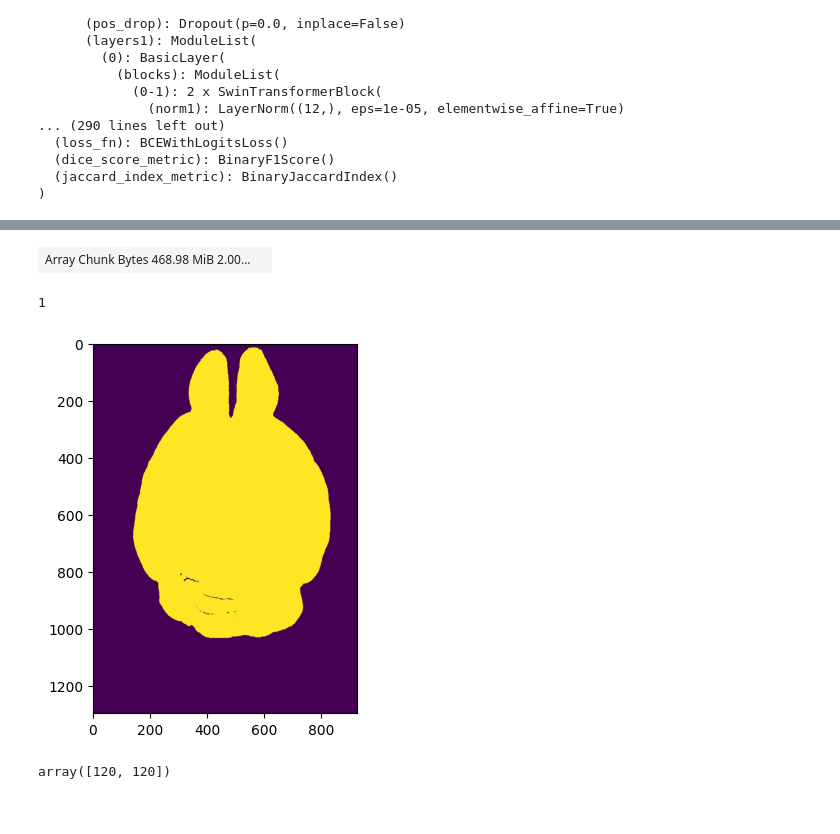
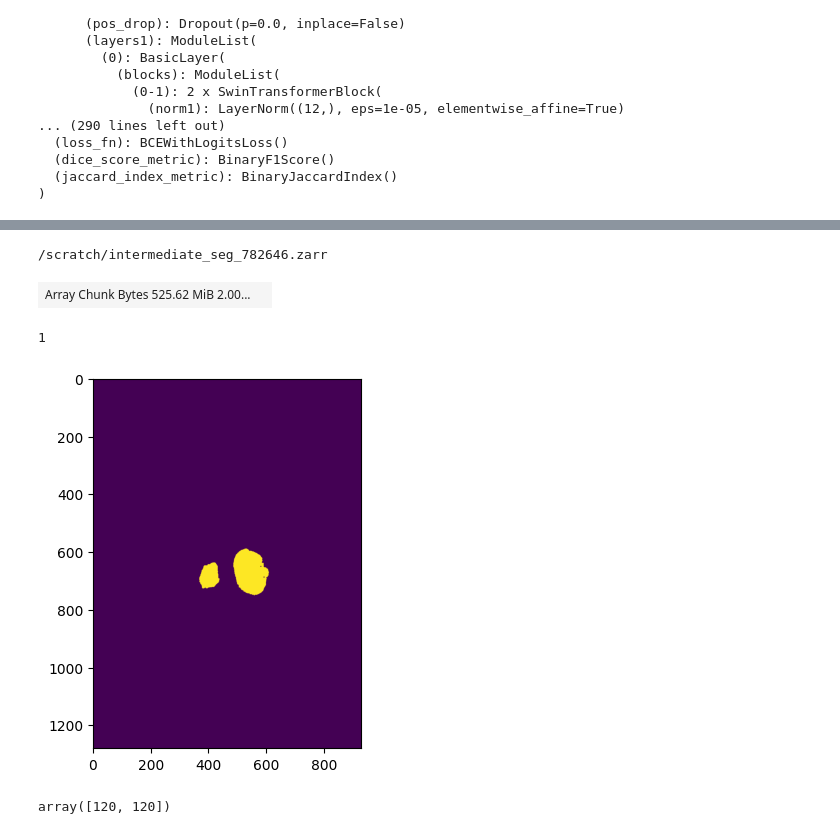
Before and after one commit to AllenNeuralDynamics/aind-brain-segmentation, a Jupyter notebook: code/whole_brain_inference.ipynb, the cells around one changed output, grey strips where cells are left out. Drawn from its saved outputs; the diff is of its cells as text; code cells hidden in the pictures.

```diff
--- a/code/whole_brain_inference.ipynb
+++ b/code/whole_brain_inference.ipynb
@@ -317,9 +322,11 @@ Wall time: 18min
 # %%
 import dask.array as da
+print(output_seg_path)
 lazy_seg = da.from_zarr(output_seg_path)
 lazy_seg
 # %% [output]
+/scratch/intermediate_seg_782646.zarr
-| Array Chunk Bytes 468.98 MiB 2.00... |  |
+| Array Chunk Bytes 525.62 MiB 2.00... |  |
 # %%
 lazy_seg.compute().max()
 # %% [output]
@@ -327,10 +334,10 @@ lazy_seg.compute().max()
 # %%
 import matplotlib.pyplot as plt
 
-plt.imshow(lazy_seg[0, 0, 200, ...], vmin=0, vmax=1)
+plt.imshow(lazy_seg[0, 0, 10, ...], vmin=0, vmax=1)
 plt.show()
 # %% [output]
-[figure, old version]
+[figure, new version]
 # %%
 # for i, sample in enumerate(zarr_data_loader):
 #     block = sample.batch_tensor[None, ...].to(cuda_device)
```
Also changed, not shown: parts of 2 cells of this notebook, 7 other files.
